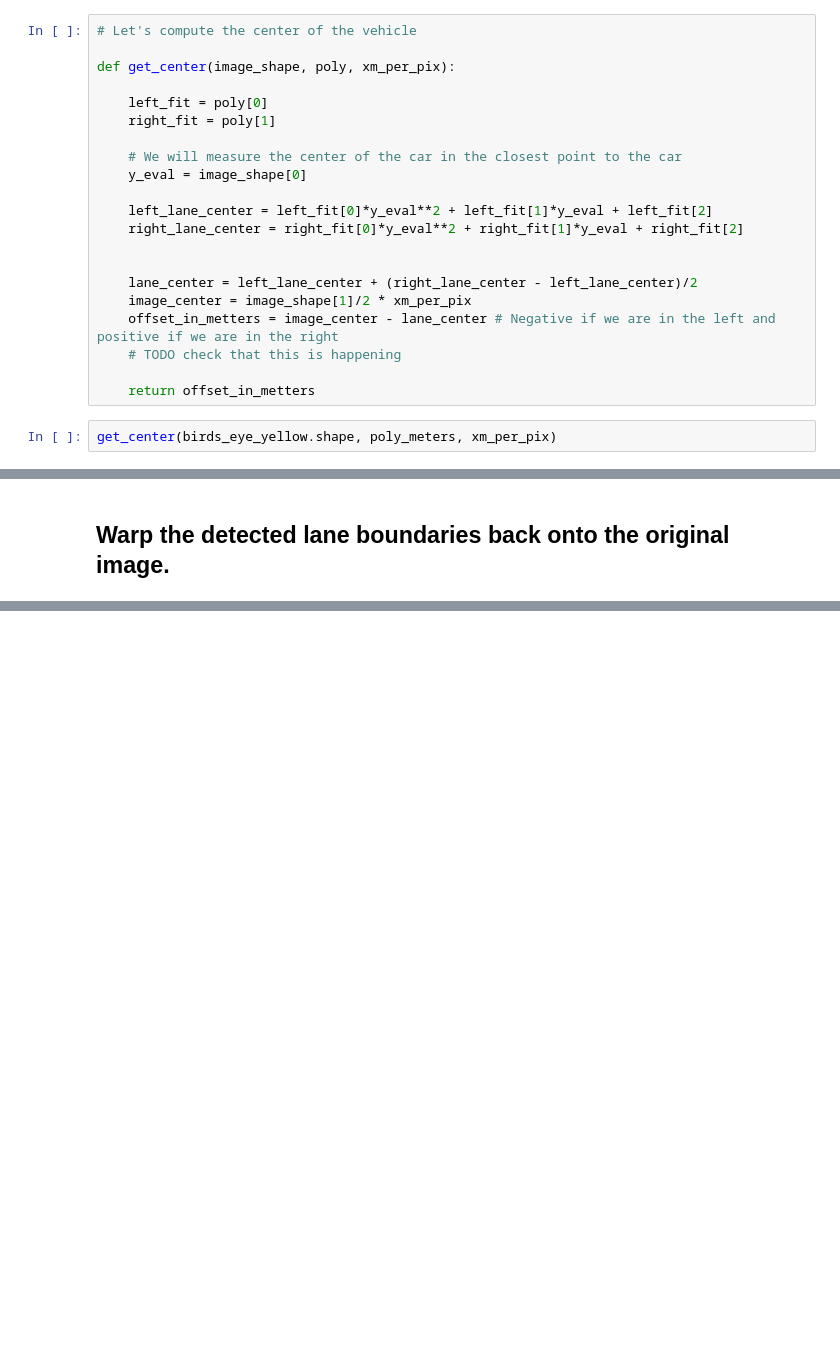
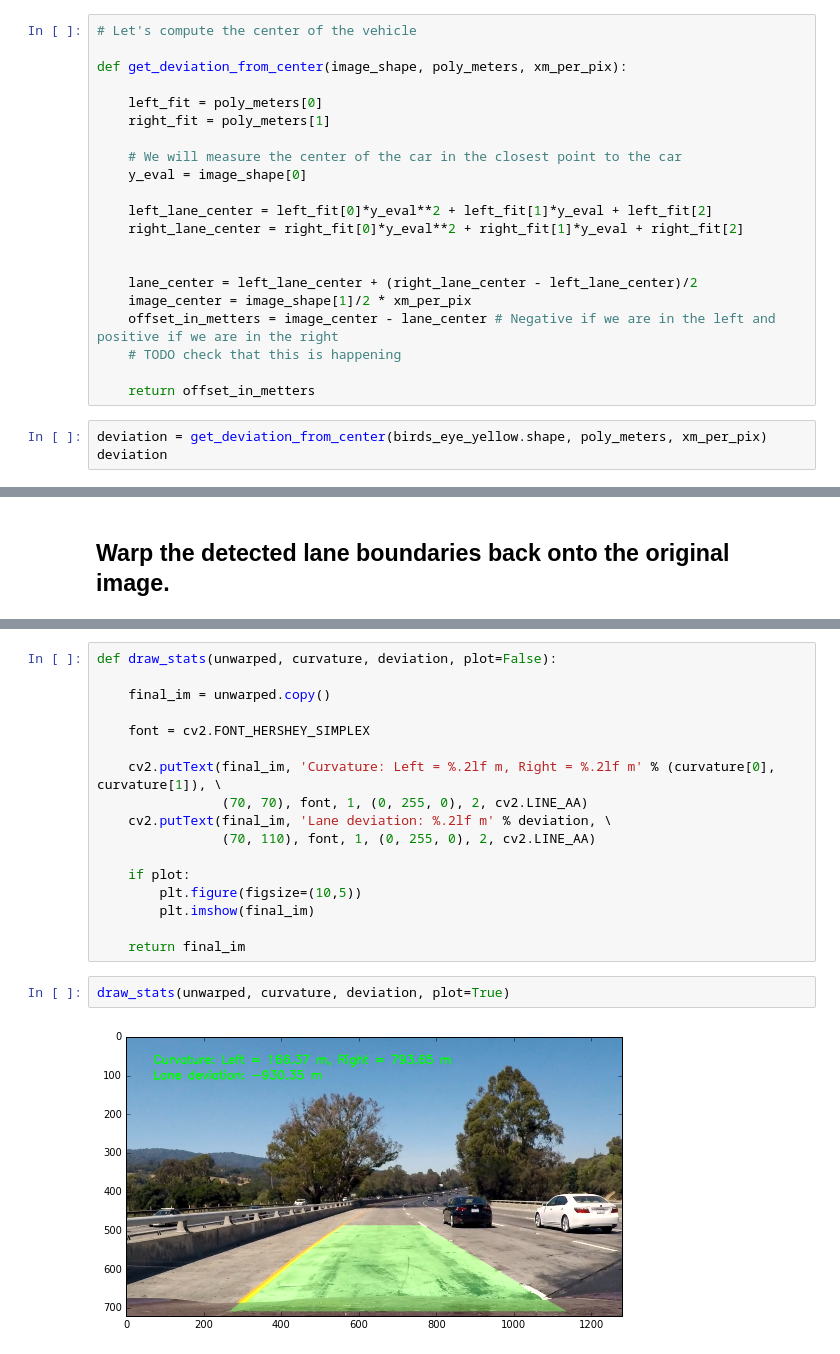
Before and after one commit to csq20081052/CarND-Advanced-Lane-Lines-P4, a Jupyter notebook: Pipeline_part2.ipynb, the cells around one changed output, grey strips where cells are left out. Cells and saved outputs as stored; diff of their text form; blank space fills up the shorter version.

```diff
--- a/Pipeline_part2.ipynb
+++ b/Pipeline_part2.ipynb
@@ -331,10 +333,10 @@ print(left_curvature, right_curvature)
 # %%
 # Let's compute the center of the vehicle
 
-def get_center(image_shape, poly, xm_per_pix):
+def get_deviation_from_center(image_shape, poly_meters, xm_per_pix):
 
-    left_fit = poly[0]
-    right_fit = poly[1]
+    left_fit = poly_meters[0]
+    right_fit = poly_meters[1]
 
     # We will measure the center of the car in the closest point to the car
     y_eval = image_shape[0]
@@ -350,7 +352,8 @@ def get_center(image_shape, poly, xm_per_pix):
 
     return offset_in_metters
 # %%
-get_center(birds_eye_yellow.shape, poly_meters, xm_per_pix)
+deviation = get_deviation_from_center(birds_eye_yellow.shape, poly_meters, xm_per_pix)
+deviation
 # %% [output]
 -930.34994470611218
 # %% [markdown]
@@ -357,0 +405,21 @@ get_center(birds_eye_yellow.shape, poly_meters, xm_per_pix)
+# %%
+def draw_stats(unwarped, curvature, deviation, plot=False):
+
+    final_im = unwarped.copy()
+
+    font = cv2.FONT_HERSHEY_SIMPLEX
+
+    cv2.putText(final_im, 'Curvature: Left = %.2lf m, Right = %.2lf m' % (curvature[0], curvature[1]), \
+                (70, 70), font, 1, (0, 255, 0), 2, cv2.LINE_AA)
+    cv2.putText(final_im, 'Lane deviation: %.2lf m' % deviation, \
+                (70, 110), font, 1, (0, 255, 0), 2, cv2.LINE_AA)
+
+    if plot:
+        plt.figure(figsize=(10,5))
+        plt.imshow(final_im)
+
+    return final_im
+# %%
+draw_stats(unwarped, curvature, deviation, plot=True)
+# %% [output]
+[figure, added]
```
Also changed, not shown: parts of 10 cells of this notebook.
